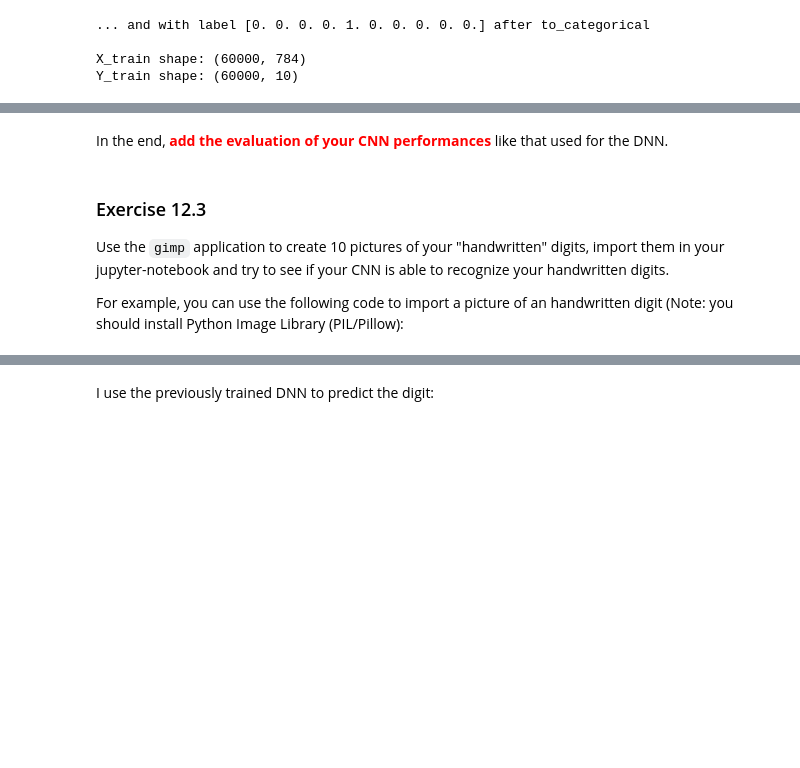
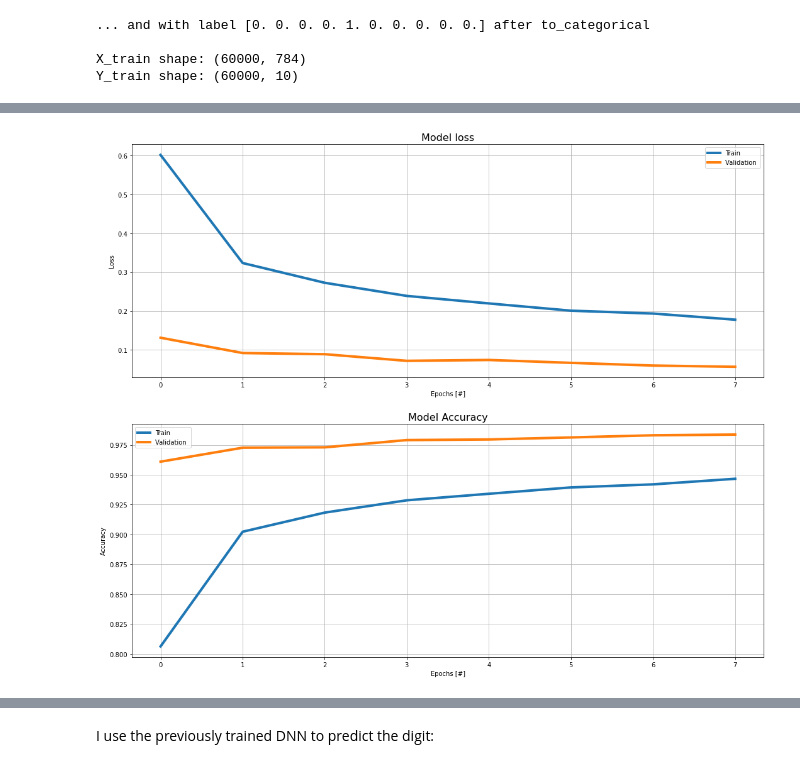
Before and after one commit to eddbell/NSL, a Jupyter notebook: Lezione 12/exercise12.ipynb, the cells around one changed output, grey strips where cells are left out. Drawn from its saved outputs; the diff is of its cells as text; code cells hidden in the pictures; blank space fills up the shorter version.

```diff
--- a/Lezione 12/exercise12.ipynb
+++ b/Lezione 12/exercise12.ipynb
@@ -385,13 +358,13 @@ Train your DCNN and evaluate its performance proceeding exactly as before:
 # %%
 # training parameters
 batch_size = 32
-epochs = # INSERT HERE AN ADEQUATE NUMBER OF EPOCHS!
+epochs = 8
 
 # create the deep conv net
 model_CNN=create_CNN()
 
 # train CNN
-model_CNN.fit(X_train, Y_train,
+history = model_CNN.fit(X_train, Y_train,
           batch_size=batch_size,
           epochs=epochs,
           verbose=1,
@@ -407,9 +400,0 @@ print('Test accuracy:', score[1])
-# %% [markdown]
-In the end, **<span style="color:red">add the evaluation of your CNN performances</span>** like that used for the DNN.
-# %% [markdown]
-### Exercise 12.3
-
-Use the `gimp` application to create 10 pictures of your "handwritten" digits, import them in your jupyter-notebook and try to see if your CNN is able to recognize your handwritten digits.
-
-For example, you can use the following code to import a picture of an handwritten digit
-(Note: you should install Python Image Library (PIL/Pillow):
@@ -419,0 +401,26 @@ For example, you can use the following code to import a picture of an handwritte
+# %%
+# look into training history
+plt.subplots(figsize=(18,15))
+plt.subplot(2,1,1)
+
+plt.plot(history.history['loss'],linewidth = 4,label="Train")
+plt.plot(history.history['val_loss'],linewidth = 4,label="Validation ")
+plt.title('Model loss', fontsize=16)
+plt.grid()
+plt.ylabel('Loss')
+plt.xlabel('Epochs [#]')
+plt.legend( loc='best')
+
+# summarize history for loss
+plt.subplot(2,1,2)
+plt.title('Model Accuracy', fontsize=16)
+
+plt.plot(history.history['acc'],linewidth = 4,label="Train")
+plt.plot(history.history['val_acc'],linewidth = 4,label="Validation ")
+plt.ylabel('Accuracy')
+plt.xlabel('Epochs [#]')
+plt.grid()
+plt.legend( loc='best')
+plt.show()
+# %% [output]
+[figure, added]
```
Also changed, not shown: parts of 51 cells of this notebook, 22 other files.
